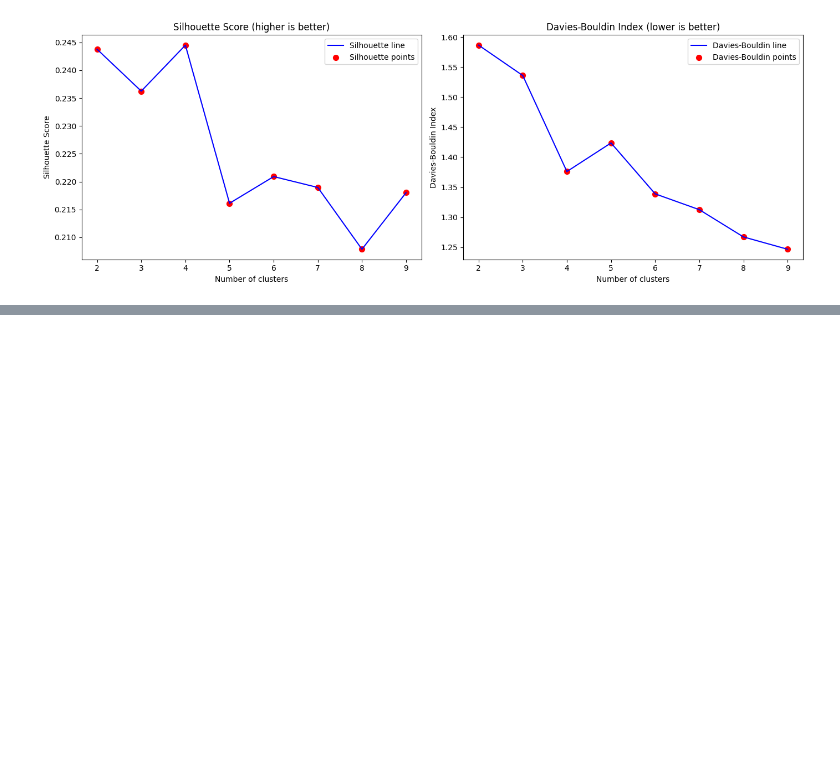
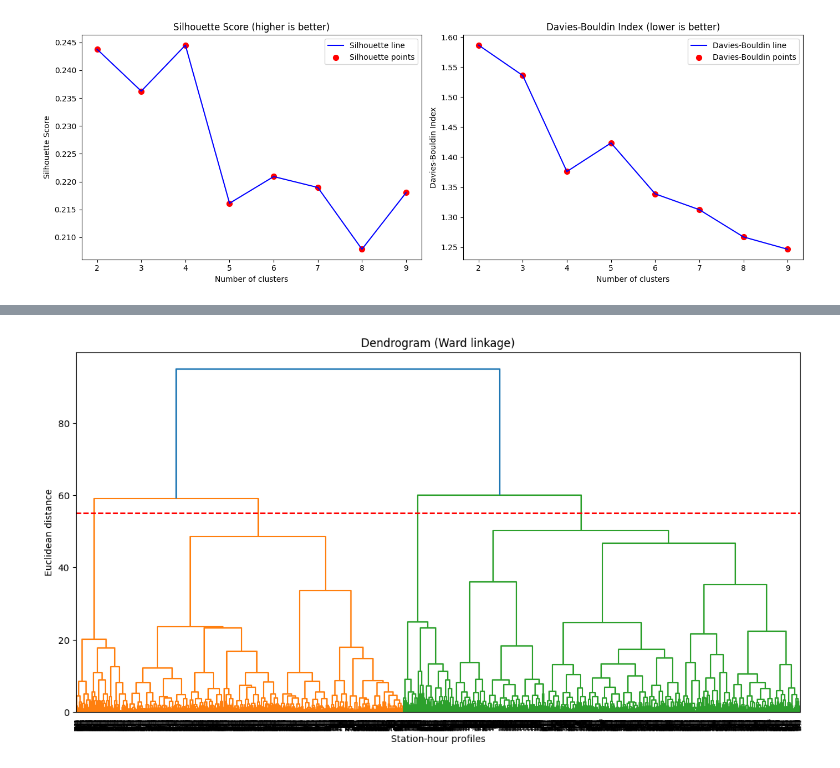
Before and after one commit to pericles-1995/CA1-2026193, a Jupyter notebook: CA1_Machine_Learning.ipynb, the cells around one changed output, grey strips where cells are left out. Saved outputs shown, nothing was run; the diff lists cells and outputs as text; code cells hidden in the pictures; blank space fills up the shorter version.

```diff
--- a/CA1_Machine_Learning.ipynb
+++ b/CA1_Machine_Learning.ipynb
@@ -498,0 +592,14 @@ plt.show()
+# %%
+plt.figure(figsize = (14, 7))
+
+plt.title('Dendrogram (Ward linkage)')
+
+dendrogram = sch.dendrogram(sch.linkage(X_scaled, method = 'ward'))
+
+plt.xlabel('Station-hour profiles')
+plt.ylabel('Euclidean distance')
+
+plt.axhline(y = 55, color = 'r', linestyle = '--')
+plt.show()
+# %% [output]
+[figure, added]
```
Also changed, not shown: parts of 25 cells of this notebook.
